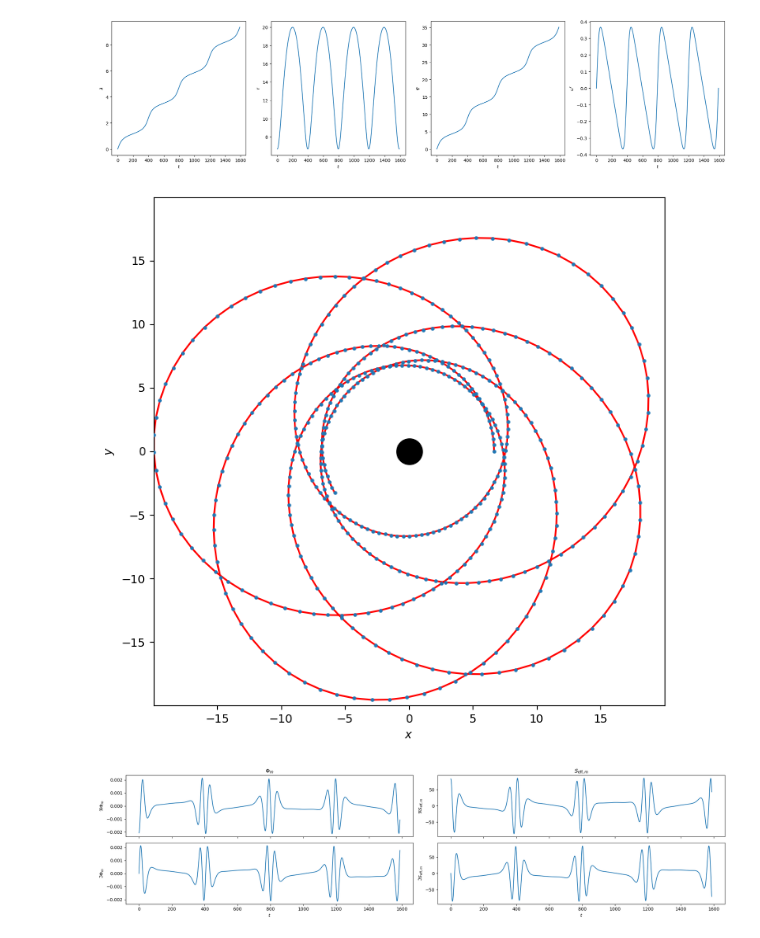
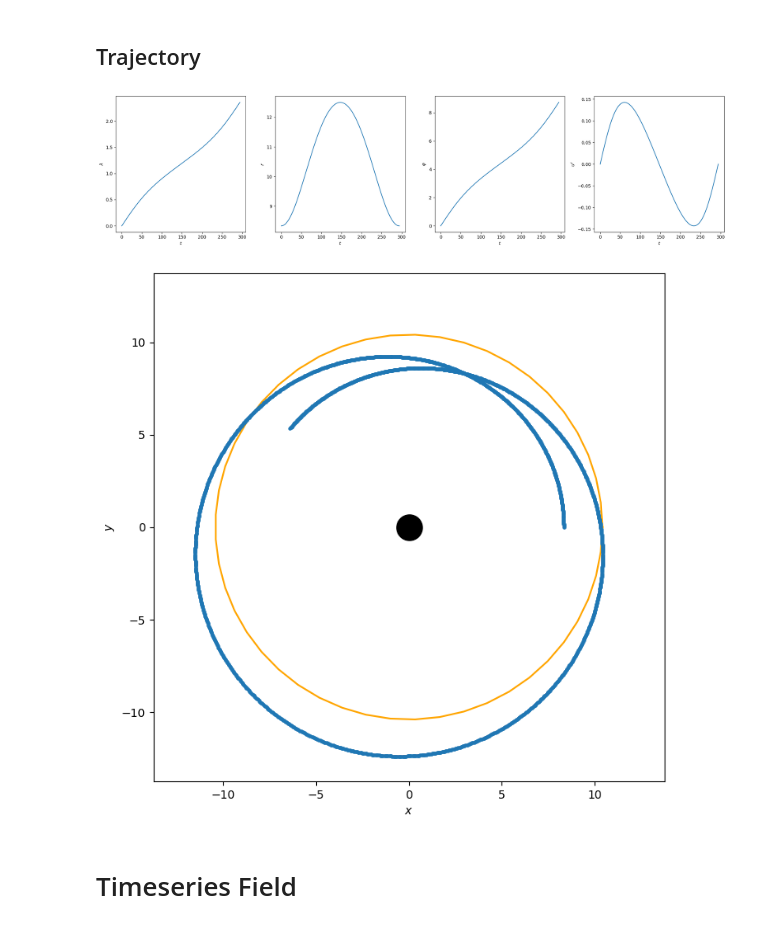
Before and after one commit to thompsonphys/inspectre, a Jupyter notebook: notebooks/visual_inspection.ipynb, the cells around one changed output. Cells and saved outputs as stored; diff of their text form; code cells hidden in the pictures.

```diff
--- a/notebooks/visual_inspection.ipynb
+++ b/notebooks/visual_inspection.ipynb
@@ -3,0 +13,25 @@ import matplotlib.pyplot as plt
+# %%
+r_min = p / (1.0 + e)
+r_max = p / (1.0 - e)
+
+r_mean = (r_min + r_max) / 2.0
+
+r_min_field = r_min - 1.0
+r_max_field = r_max + 1.0
+
+theta_min = np.pi/2 - 0.08
+theta_max = np.pi/2 + 0.08
+
+delta_r = (r_max_field - r_min_field) / (n_radial - 1.0)
+delta_theta = (theta_max - theta_min) / (n_theta - 1.0)
+
+r_vals = np.zeros(n_radial)
+th_vals = np.zeros(n_theta)
+
+for i in range(n_radial):
+    r_vals[i] = r_min_field + i*delta_r
+
+for i in range(n_theta):
+    th_vals[i] = theta_min + i*delta_theta
+
+close = (np.argmin(np.abs(r_vals - r_mean)), np.argmin(np.abs(th_vals - np.pi/2)))
@@ -4,11 +73,9 @@ import matplotlib.pyplot as plt
+# %% [markdown]
+## Trajectory
 # %%
 # load data
-traj_data_path = "../data/traj_source.dat"
-field_deriv_path = "../data/puncture_derivs.dat"
-nmode_path = "../data/nmode_data.dat"
-lam, t, r_p, phi_p, ur, ReField, ImField, ReSrc, ImSrc = np.loadtxt(traj_data_path).T
-deriv_data = np.loadtxt(field_deriv_path).T
-nmode_data = np.loadtxt(nmode_path).T
+traj_data_path = "../data/trajectory.dat"
+lam, t, r_p, phi_p, ur = np.loadtxt(traj_data_path).T
 # %%
 fig, axs = plt.subplots(nrows=1, ncols=4, figsize=(20,5))
 axs[0].plot(t,lam)
@@ -26,37 +93,23 @@ for ax in axs:
 plt.tight_layout()
 plt.show()
 # %% [output]
-[figure, old version]
+[figure, new version]
 # %%
 plt.figure(figsize=(8,8))
-rmax = np.max(r_p)
+rmax = np.max(r_p)*1.1
 plt.plot(r_p*np.cos(phi_p), r_p*np.sin(phi_p),c='r')
 plt.scatter(r_p*np.cos(phi_p), r_p*np.sin(phi_p), s=5,zorder=10)
 plt.scatter(0,0, s=500, c='k')
+
+plot_thetas = np.linspace(0,2*np.pi)
+plt.plot(r_mean*np.cos(plot_thetas), r_mean*np.sin(plot_thetas), c='orange')
+
 plt.xlim(-rmax, rmax)
 plt.ylim(-rmax, rmax)
 plt.xlabel(r'$x$')
 plt.ylabel(r'$y$')
 plt.show()
 # %% [output]
-[figure, old version]
+[figure, new version]
-# %%
-fig, axs = plt.subplots(nrows=2, ncols=2, figsize=(20,5), sharex=True)
-axs[0][0].plot(t,ReField)
-axs[0][0].set_ylabel(r'$\Re\Phi_m$')
-axs[0][0].set_title(r'$\Phi_m$')
-axs[0][1].plot(t,ReSrc)
-axs[0][1].set_ylabel(r'$\Re S_{{\rm eff}, m}$')
-axs[0][1].set_title(r'$S_{{\rm eff}, m}$')
-axs[1][0].plot(t,ImField)
-axs[1][0].set_ylabel(r'$\Im\Phi_m$')
-axs[1][1].plot(t,ImSrc)
-axs[1][1].set_ylabel(r'$\Im S_{{\rm eff}, m}$')
-
-for ax in axs.T:
-    ax[1].set_xlabel(r'$t$')
-
-plt.tight_layout()
-plt.show()
-# %% [output]
-[figure, removed]
+# %% [markdown]
+# Timeseries Field
```
Also changed, not shown: parts of 45 cells of this notebook, 2 other files.
